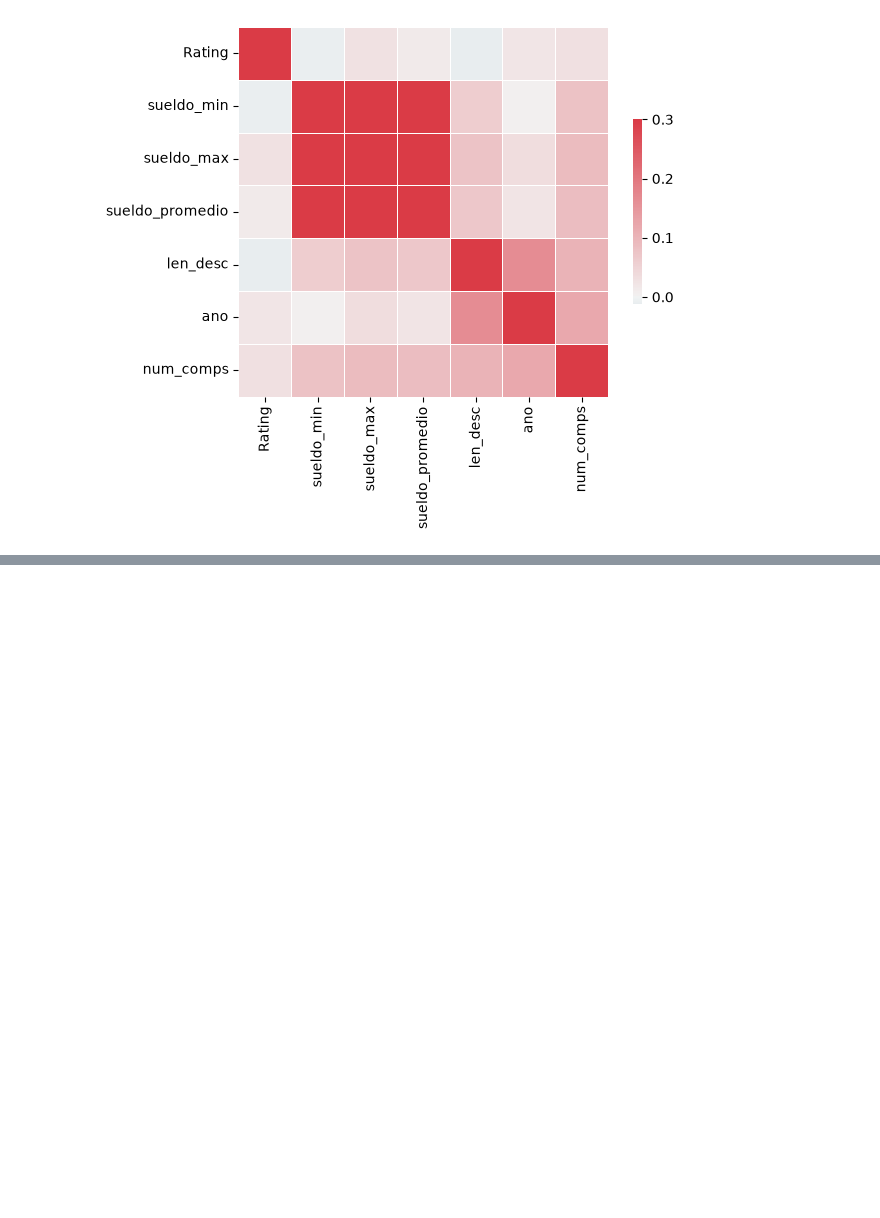
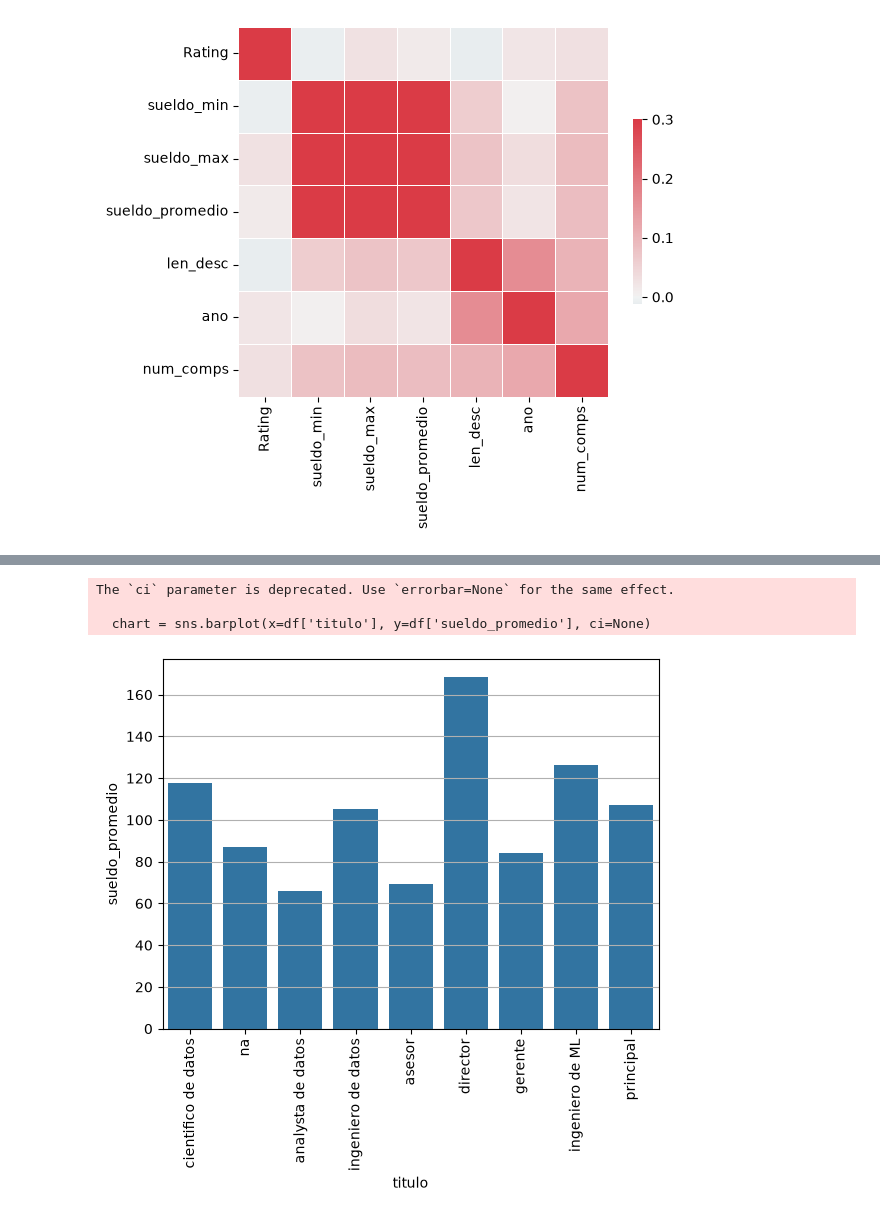
Before and after one commit to jp21bp/DS_Proyectos, a Jupyter notebook: 1_DSTrabajos/eda.ipynb, the cells around one changed output, grey strips where cells are left out. Saved outputs shown, nothing was run; the diff lists cells and outputs as text; code cells hidden in the pictures; blank space fills up the shorter version.

```diff
--- a/1_DSTrabajos/eda.ipynb
+++ b/1_DSTrabajos/eda.ipynb
@@ -120,0 +171,5 @@ sns.heatmap(df[cuantitativa].corr(),vmax=.3, center=0, cmap=cmap,
+# %%
+#### Recordar variables
+cualitativa= ['Industry', 'Sector', 'Revenue', 'titulo', 'senioridad', 'compania', 'estado', 'tamano', 'org']
+binario= ['cada_hora', 'empleador', 'python_yn', 'r_yn', 'spark_yn', 'aws_yn', 'excel_yn', 'HQ' ]
+cuantitativa= ['Rating', 'sueldo_min', 'sueldo_max', 'sueldo_promedio', 'len_desc', 'ano', 'num_comps']
@@ -120,0 +263,24 @@ sns.heatmap(df[cuantitativa].corr(),vmax=.3, center=0, cmap=cmap,
+# %%
+#### investigando el sueldo promedio entre titulos
+### Pivot tabla
+pd.pivot_table(
+    df,
+    index = cualitativa[3],
+    values='sueldo_promedio'
+).sort_values(
+    'sueldo_promedio',
+    # cualitativa[3],
+    ascending=False
+)
+
+### Visualizando con sns
+chart = sns.barplot(x=df['titulo'], y=df['sueldo_promedio'], ci=None)
+    #"ci" = elimnar error bars
+chart.set_xticklabels(chart.get_xticklabels(), rotation=90)
+chart.grid(True, axis='y')
+plt.show()
+# %% [output]
+The `ci` parameter is deprecated. Use `errorbar=None` for the same effect.
+
+  chart = sns.barplot(x=df['titulo'], y=df['sueldo_promedio'], ci=None)
+[figure, added]
```
Also changed, not shown: parts of 16 cells of this notebook.
